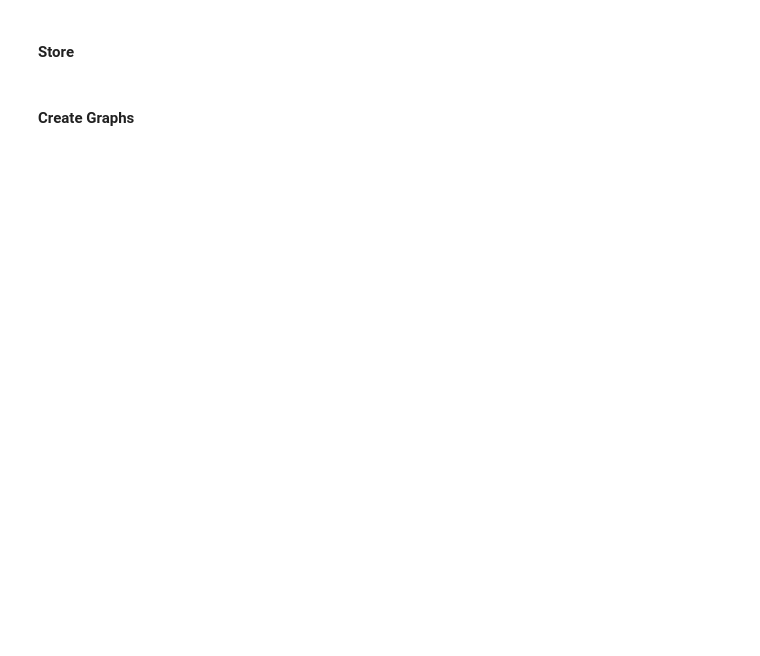
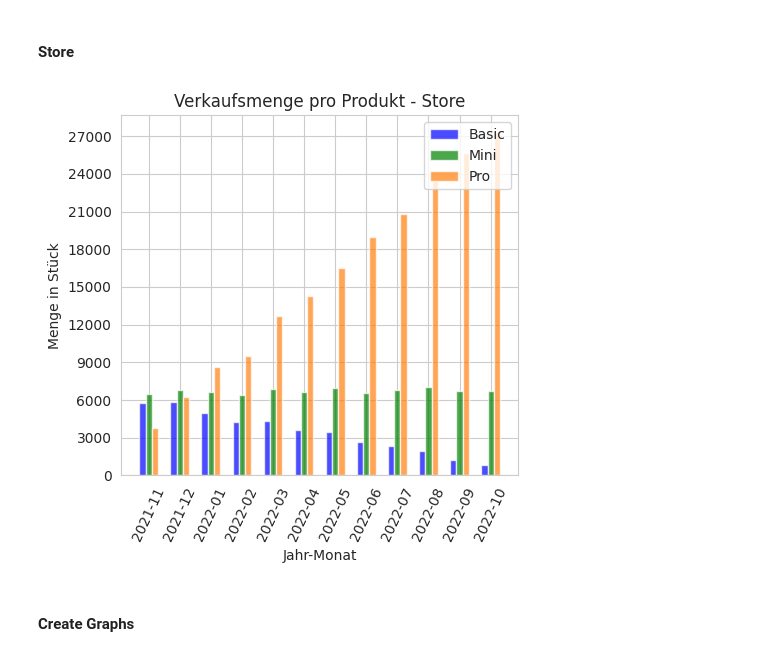
Before and after one commit to AliBenBali/TabletGmbHProjekt, a Jupyter notebook: Fallstudie_Novakovic_Elbers_Cicek_Barberi.ipynb, the cells around one changed output. Cells and saved outputs as stored; diff of their text form; code cells hidden in the pictures; blank space fills up the shorter version.

```diff
--- a/Fallstudie_Novakovic_Elbers_Cicek_Barberi.ipynb
+++ b/Fallstudie_Novakovic_Elbers_Cicek_Barberi.ipynb
@@ -979,5 +1061,46 @@ df_sales_store_pro_monthly = df_sales_store_pro.groupby(df_sales_store_pro['date
 df_sales_store_basic_monthly['date'] = df_sales_store_basic_monthly['date'].dt.to_timestamp()
 df_sales_store_mini_monthly['date'] = df_sales_store_mini_monthly['date'].dt.to_timestamp()
 df_sales_store_pro_monthly['date'] = df_sales_store_pro_monthly['date'].dt.to_timestamp()
+# %%
+# Set the size of the plot
+plt.figure(figsize=(5, 5))
+
+# Extract year and month from the 'date' column
+df_sales_online_monthly['year_month'] = df_sales_online_monthly['date'].dt.strftime('%Y-%m')
+
+# Create a list of unique year_month values for x-axis
+x_labels = df_sales_online_monthly['year_month'].unique()
+x = np.arange(len(df_sales_online_monthly['date']))
+
+# Define the width for each bar
+bar_width = 0.2
+
+# Create the bar plots for each sales channel
+plt.bar(x - bar_width, df_sales_store_basic_monthly['amount'], width=bar_width, label='Basic', color='b', alpha=0.7)
+plt.bar(x, df_sales_store_mini_monthly['amount'], width=bar_width, label='Mini', color='g', alpha=0.7)
+plt.bar(x + bar_width, df_sales_store_pro_monthly['amount'], width=bar_width, label='Pro', color='tab:orange', alpha=0.7)
+
+# Enhance the plot with titles and labels
+plt.title('Verkaufsmenge pro Produkt - Store')
+plt.xlabel('Jahr-Monat')
+plt.ylabel('Menge in Stück')
+
+# Set x-axis ticks and labels to be the dates
+plt.xticks(x, x_labels, rotation=45)
+
+# Add legend
+plt.legend(loc='upper right')
+
+# Setze y-axe größe
+max = 30000
+ticks = max / 10
+plt.xticks(rotation = 65)
+plt.yticks(np.arange(0, max, ticks))
+
+# Show the plot
+plt.tight_layout()
+plt.show()
+# %% [output]
+[figure, added]
 # %% [markdown]
 #### Create Graphs
```
Also changed, not shown: parts of 7 cells of this notebook.
